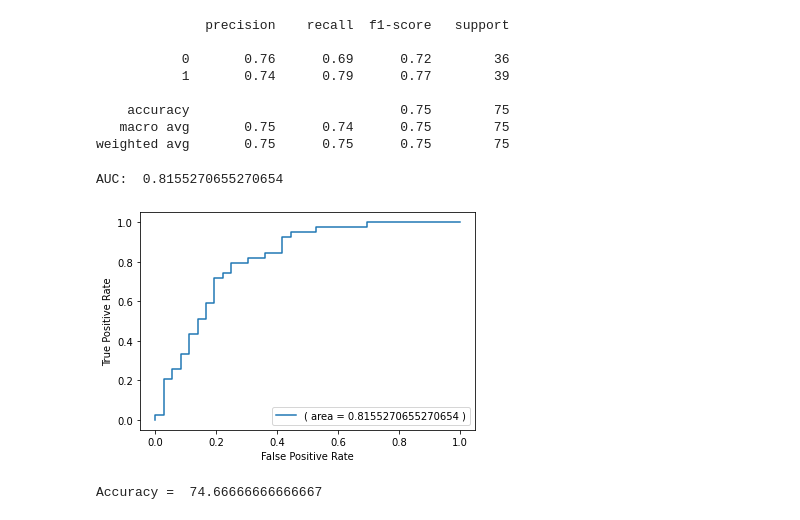
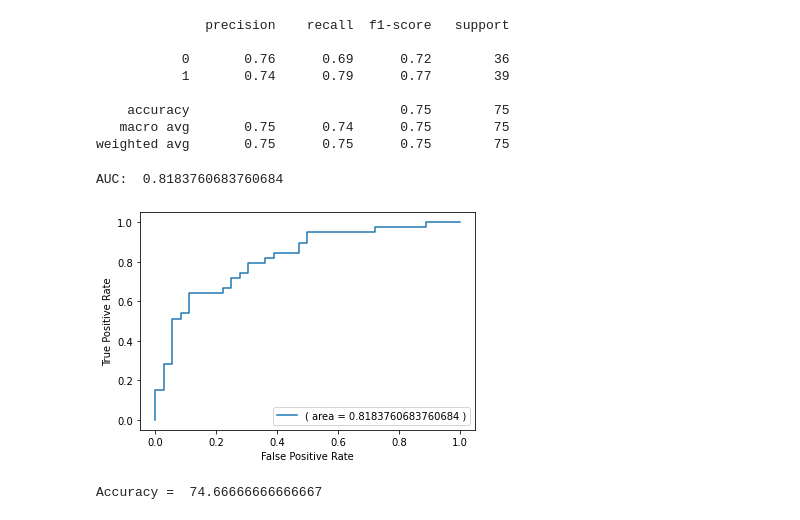
Before and after one commit to Thasneem-vazim/Depression-detection-30-features-with-collected-dataset-, a Jupyter notebook: Without_using_feature_selection.ipynb, the cells around one changed output. Saved outputs shown, nothing was run; the diff lists cells and outputs as text; code cells hidden in the pictures.

```diff
--- a/Without_using_feature_selection.ipynb
+++ b/Without_using_feature_selection.ipynb
@@ -273,17 +273,17 @@ weighted avg       0.75      0.75      0.75        75
 # %%
 y_predictionKNN_proba=ADABoostClassification.predict_proba(X_test)[:,1]
 AUCKNN=metrics.roc_auc_score(y_test,y_predictionKNN_proba)
 print("AUC: ",AUCKNN)
-fprKNN, tprKNN, thresholds = metrics.roc_curve(y_test,y_predictionKNN_proba)
+fprAda, tprAda, thresholds = metrics.roc_curve(y_test,y_predictionKNN_proba)
 
-plt.plot(fprKNN,tprKNN,label="( area = "+str(AUCKNN)+" )")
+plt.plot(fprAda,tprAda,label="( area = "+str(AUCKNN)+" )")
 plt.xlabel('False Positive Rate')
 plt.ylabel('True Positive Rate')
 plt.legend(loc=4)
 plt.show()
 # %% [output]
-AUC:  0.8155270655270654
+AUC:  0.8183760683760684
-[figure, old version]
+[figure, new version]
 # %%
 prediction=ADABoostClassification.predict(X_test)
 print('Accuracy = ', metrics.accuracy_score(y_test, prediction)*100)
```
Also changed, not shown: parts of 22 cells of this notebook.
